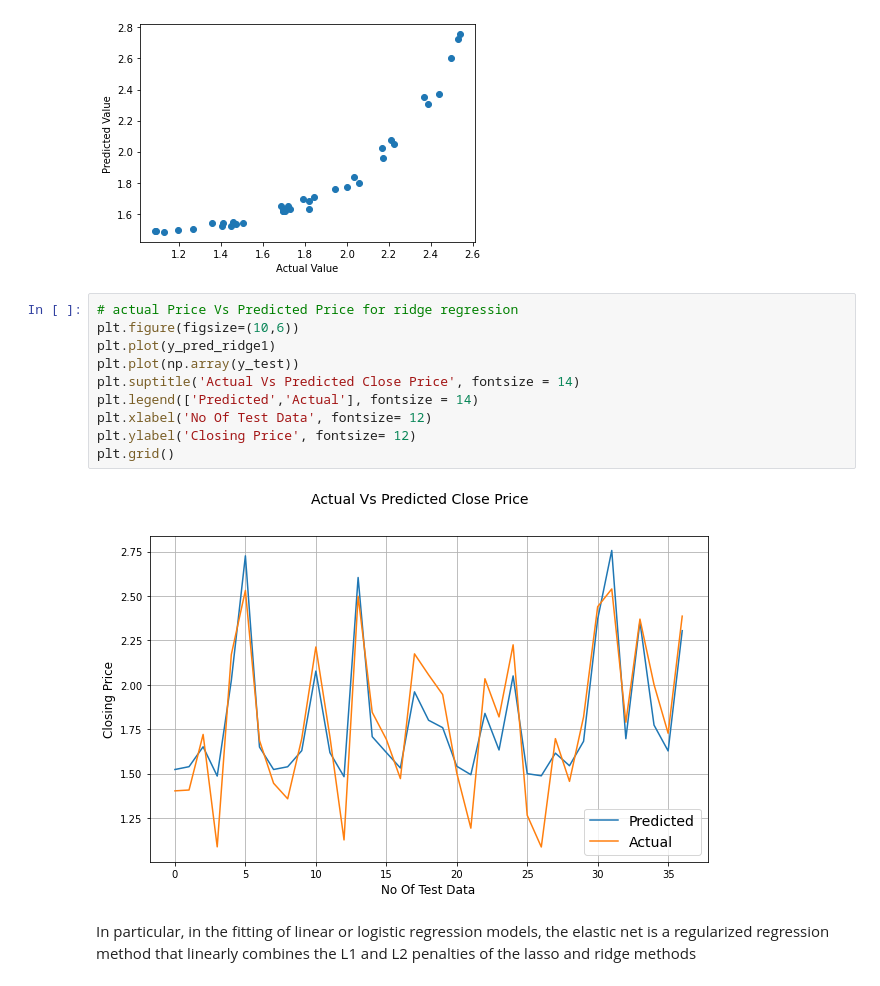
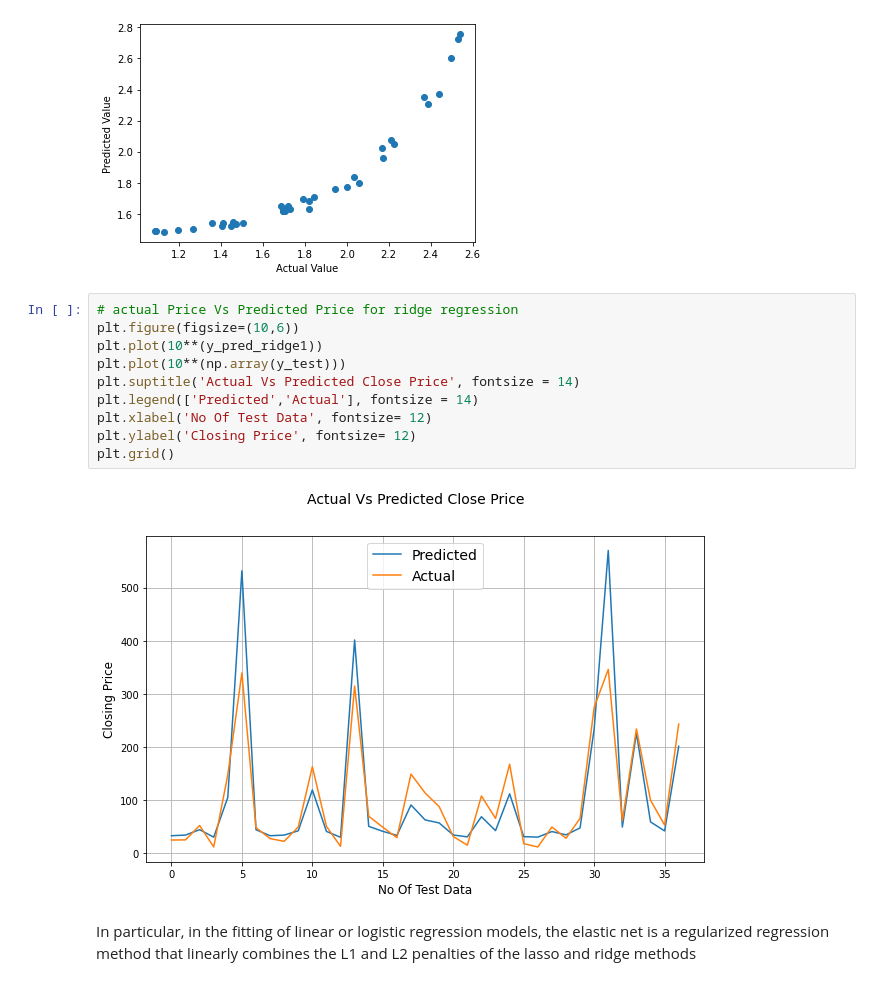
Before and after one commit to Vinitladse/YES-BANK-STOCK-CLOSING-PRICE-PREDICTION, a Jupyter notebook: Vinit_Ladse_(Group)_YES_BANK_STOCK_CLOSING_PRICE_PREDICTION.ipynb, the cells around one changed output. Cells and saved outputs as stored; diff of their text form.

```diff
--- a/Vinit_Ladse_(Group)_YES_BANK_STOCK_CLOSING_PRICE_PREDICTION.ipynb
+++ b/Vinit_Ladse_(Group)_YES_BANK_STOCK_CLOSING_PRICE_PREDICTION.ipynb
@@ -825,15 +828,15 @@ plt.show()
 # %%
 # actual Price Vs Predicted Price for ridge regression
 plt.figure(figsize=(10,6))
-plt.plot(y_pred_ridge1)
-plt.plot(np.array(y_test))
+plt.plot(10**(y_pred_ridge1))
+plt.plot(10**(np.array(y_test)))
 plt.suptitle('Actual Vs Predicted Close Price', fontsize = 14)
 plt.legend(['Predicted','Actual'], fontsize = 14)
 plt.xlabel('No Of Test Data', fontsize= 12)
 plt.ylabel('Closing Price', fontsize= 12)
 plt.grid()
 # %% [output]
-[figure, old version]
+[figure, new version]
 # %% [markdown]
 In particular, in the fitting of linear or logistic regression models, the elastic net is a regularized regression method that linearly combines the L1 and L2 penalties of the lasso and ridge methods
 # %% [markdown]
```
Also changed, not shown: parts of 20 cells of this notebook.
